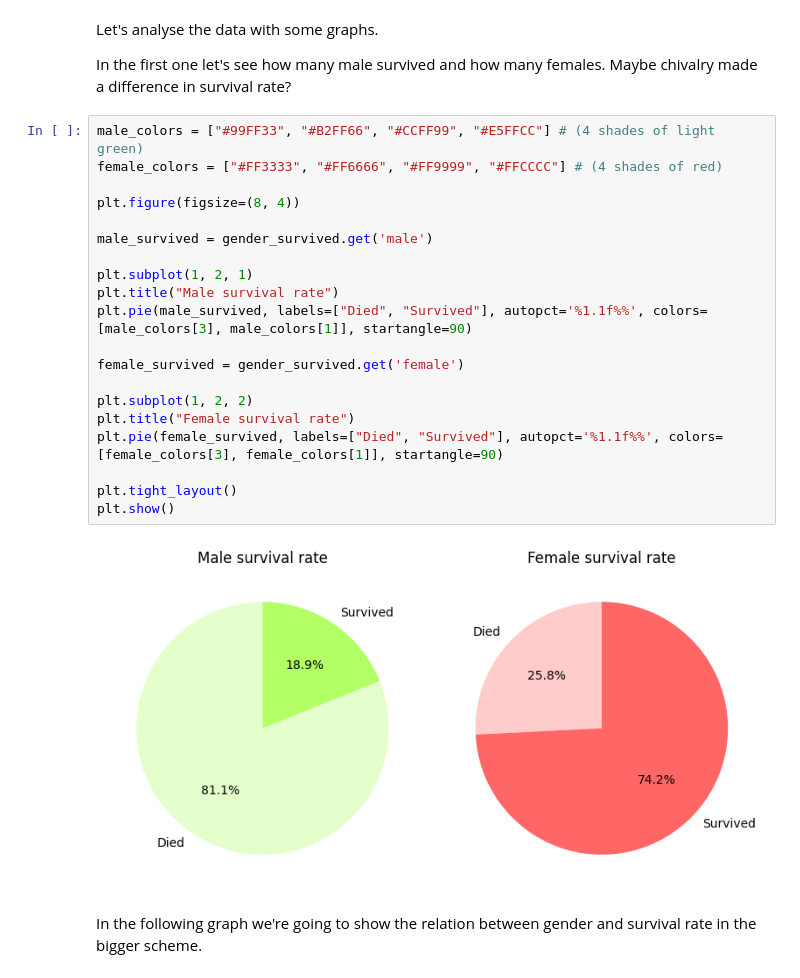
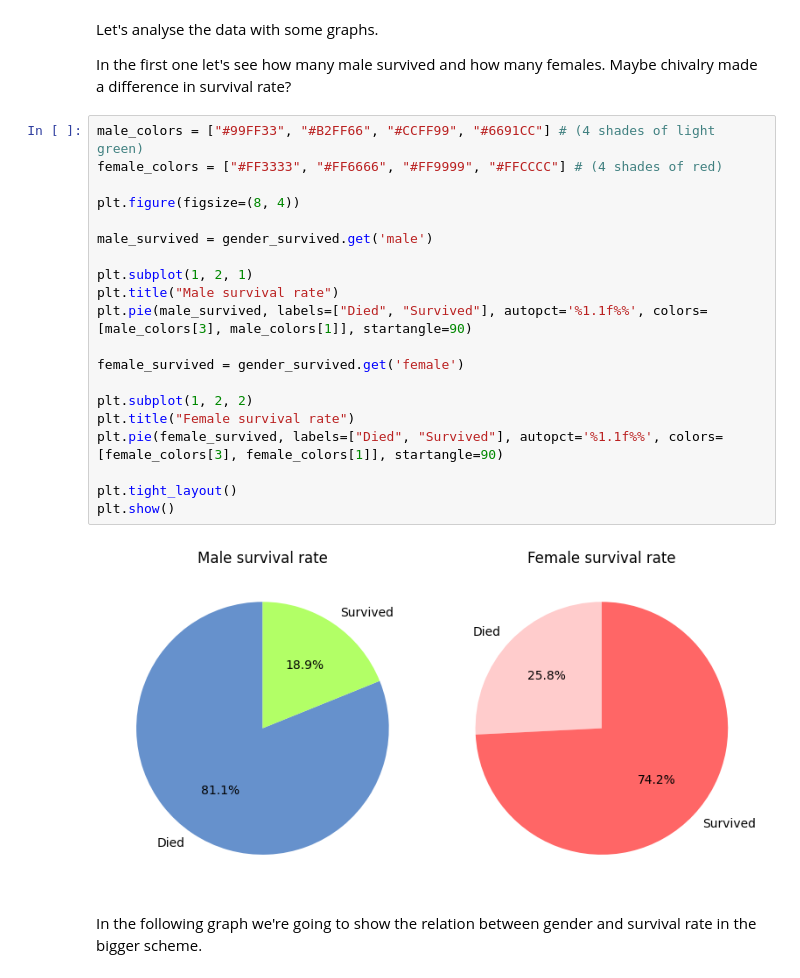
Before and after one commit to davidedigrande/titanic-dataset-eda, a Jupyter notebook: notebook.ipynb, the cells around one changed output. Drawn from its saved outputs; the diff is of its cells as text.

```diff
--- a/notebook.ipynb
+++ b/notebook.ipynb
@@ -185,27 +185,27 @@ Let's analyse the data with some graphs.
 
 In the first one let's see how many male survived and how many females. Maybe chivalry made a difference in survival rate?
 # %%
-male_colors = ["#99FF33", "#B2FF66", "#CCFF99", "#E5FFCC"] # (4 shades of light green)
+male_colors = ["#99FF33", "#B2FF66", "#CCFF99", "#6691CC"] # (4 shades of light green)
 female_colors = ["#FF3333", "#FF6666", "#FF9999", "#FFCCCC"] # (4 shades of red)
 
 plt.figure(figsize=(8, 4))
 
 male_survived = gender_survived.get('male')
 
 plt.subplot(1, 2, 1)
 plt.title("Male survival rate")
 plt.pie(male_survived, labels=["Died", "Survived"], autopct='%1.1f%%', colors=[male_colors[3], male_colors[1]], startangle=90)
 
 female_survived = gender_survived.get('female')
 
 plt.subplot(1, 2, 2)
 plt.title("Female survival rate")
 plt.pie(female_survived, labels=["Died", "Survived"], autopct='%1.1f%%', colors=[female_colors[3], female_colors[1]], startangle=90)
 
 plt.tight_layout()
 plt.show()
 # %% [output]
-[figure, old version]
+[figure, new version]
 # %% [markdown]
 In the following graph we're going to show the relation between gender and survival rate in the bigger scheme.
 # %%
```
Also changed, not shown: parts of 11 cells of this notebook.
